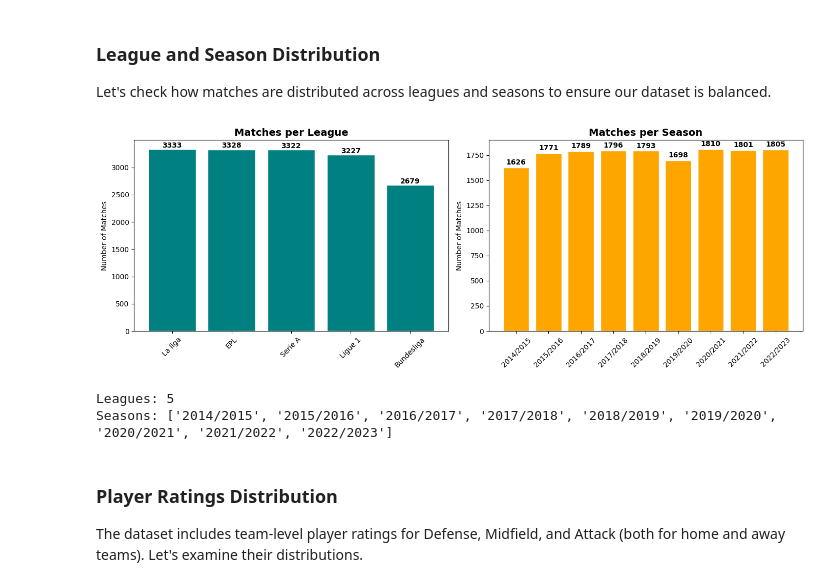
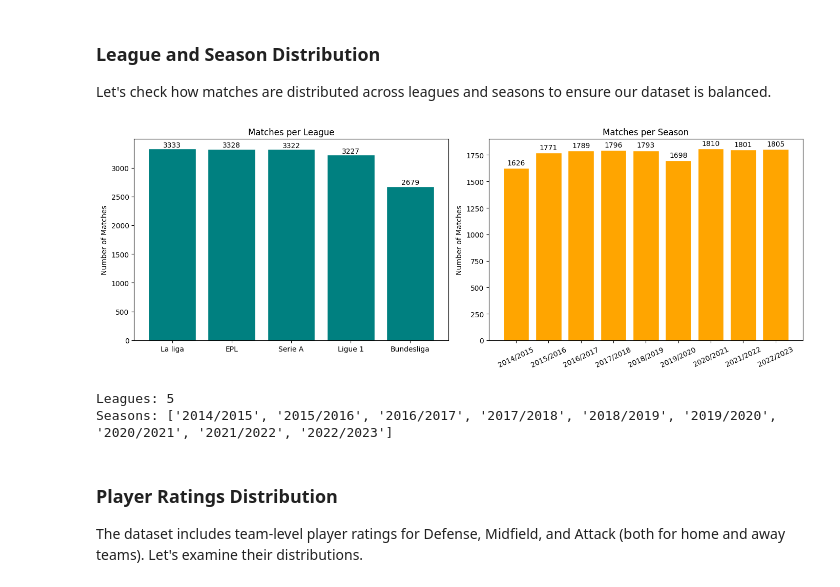
Before and after one commit to magrimuc/prj-2-eda-sql-football-matches-statistics, a Jupyter notebook: octavian_notebook.ipynb, the cells around one changed output. Saved outputs shown, nothing was run; the diff lists cells and outputs as text; code cells hidden in the pictures.

```diff
--- a/octavian_notebook.ipynb
+++ b/octavian_notebook.ipynb
@@ -663,29 +663,29 @@ Let's check how matches are distributed across leagues and seasons to ensure our
 # %%
 fig, axes = plt.subplots(1, 2, figsize=(14, 5))
 
 league_counts = df_clean['league'].value_counts()
 axes[0].bar(league_counts.index, league_counts.values, color='teal', edgecolor='white')
-axes[0].set_title('Matches per League', fontsize=14, fontweight='bold')
+axes[0].set_title('Matches per League', fontsize=12)
 axes[0].set_ylabel('Number of Matches')
-axes[0].tick_params(axis='x', rotation=45)
+axes[0].tick_params(axis='x')
 for i, v in enumerate(league_counts.values):
-    axes[0].text(i, v + 30, str(v), ha='center', fontweight='bold')
+    axes[0].text(i, v + 30, str(v), ha='center')
 
 season_counts = df_clean['season'].value_counts().sort_index()
 axes[1].bar(season_counts.index, season_counts.values, color='orange', edgecolor='white')
-axes[1].set_title('Matches per Season', fontsize=14, fontweight='bold')
+axes[1].set_title('Matches per Season', fontsize=12)
 axes[1].set_ylabel('Number of Matches')
-axes[1].tick_params(axis='x', rotation=45)
+axes[1].tick_params(axis='x', rotation=25)
 for i, v in enumerate(season_counts.values):
-    axes[1].text(i, v + 30, str(v), ha='center', fontweight='bold')
+    axes[1].text(i, v + 30, str(v), ha='center')
 
 plt.tight_layout()
 plt.show()
 
 print("Leagues:", df_clean['league'].nunique())
 print("Seasons:", sorted(df_clean['season'].unique()))
 # %% [output]
-[figure, old version]
+[figure, new version]
 Leagues: 5
 Seasons: ['2014/2015', '2015/2016', '2016/2017', '2017/2018', '2018/2019', '2019/2020', '2020/2021', '2021/2022', '2022/2023']
 # %% [markdown]
```
Also changed, not shown: parts of 1 cell of this notebook.
